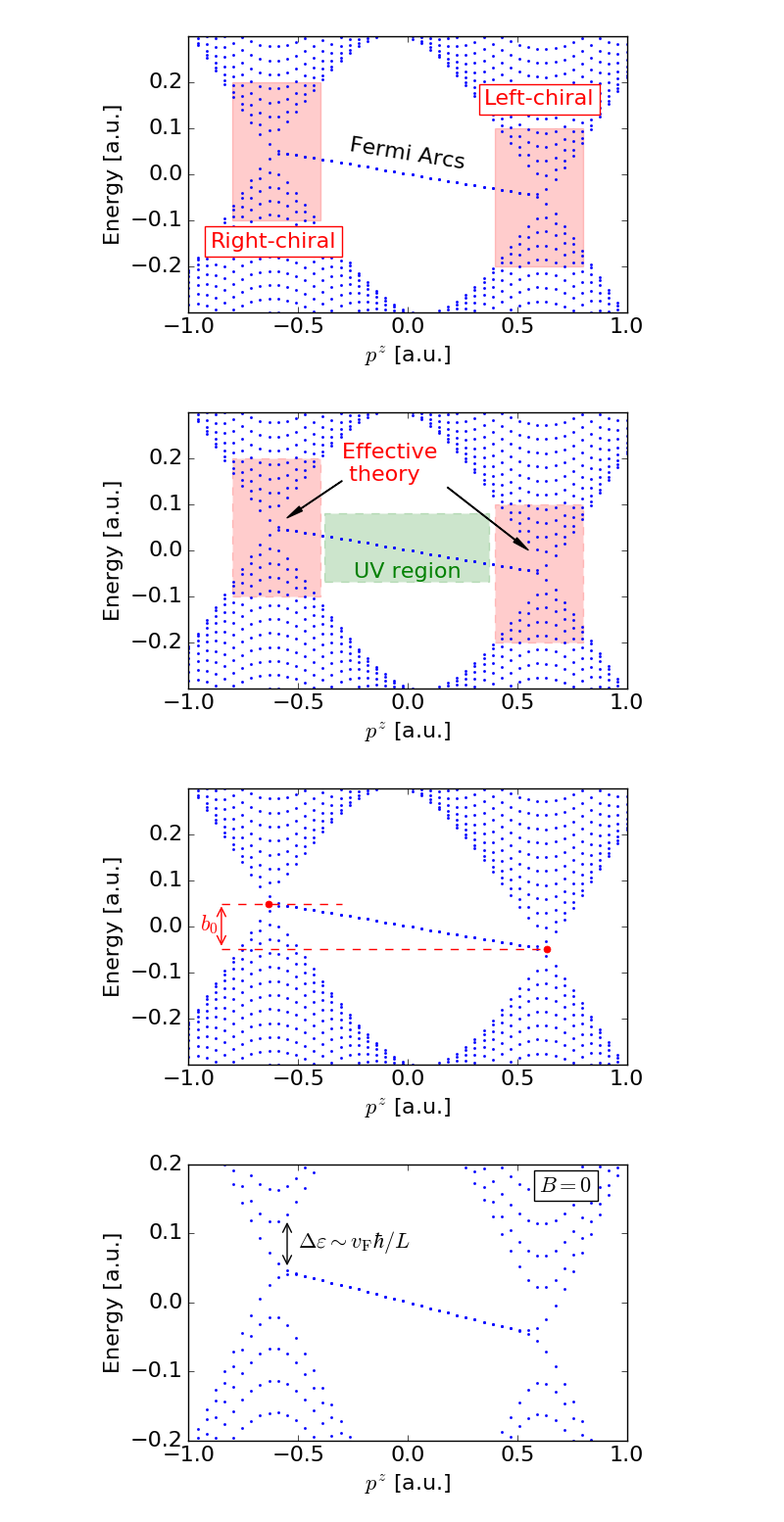
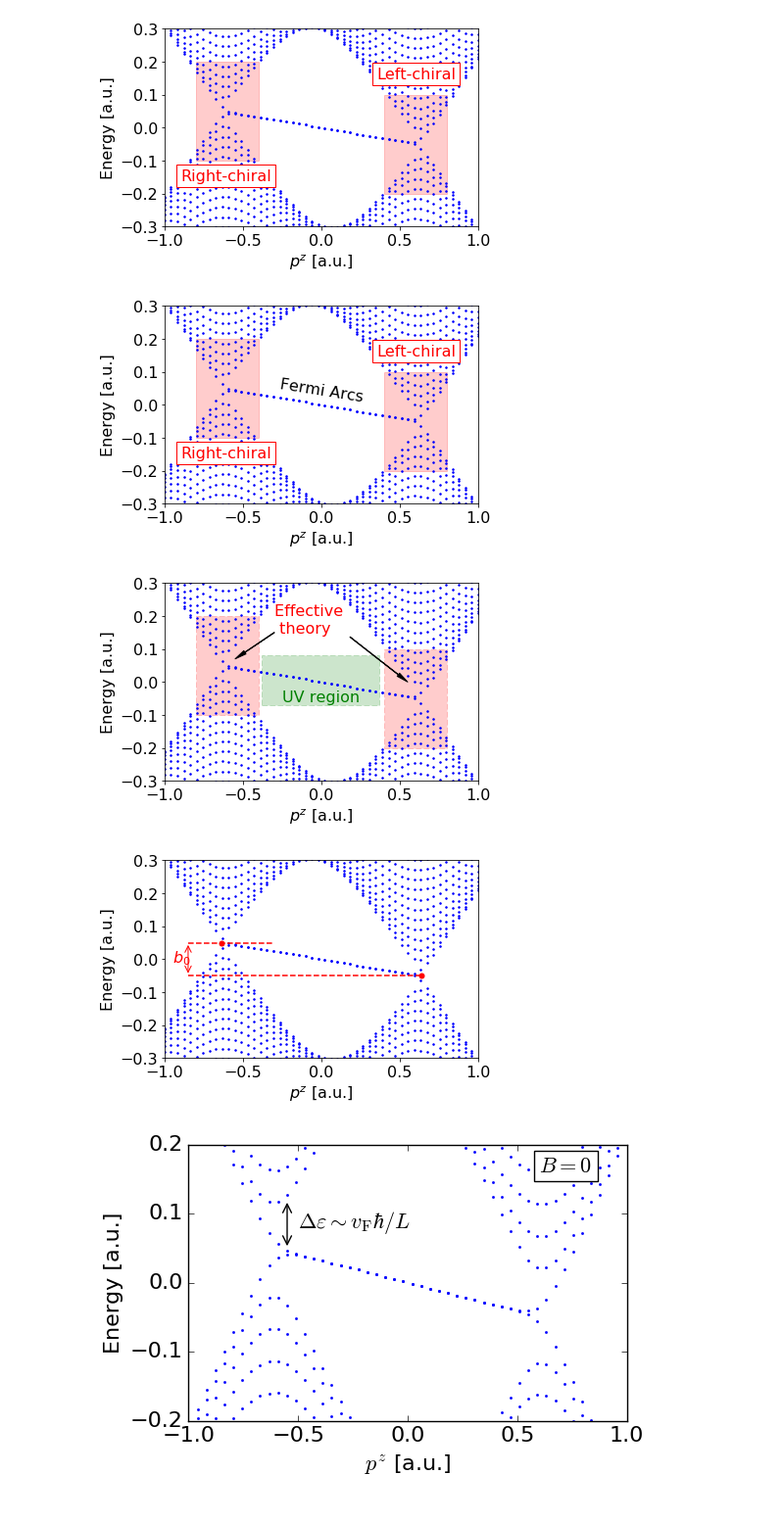
Before and after one commit to Artem-Ivashko/Vazifeh-Franz-magnetic-field, a Jupyter notebook: BBL-set-2.ipynb, the cells around one changed output. Shown: that part at 98% size. Cells and saved outputs as stored; diff of their text form; code cells hidden in the pictures.

Commit message:
Add files via upload
Changed several images in BBL-Set2-QL

```diff
--- a/BBL-set-2.ipynb
+++ b/BBL-set-2.ipynb
@@ -49,9 +49,23 @@ currentAxis.add_patch(Rectangle((-0.8, -0.1), 0.4, 0.3, alpha=0.2, facecolor='r'
 plt.text(-0.9, -0.16, 'Right-chiral', color = 'r', bbox=dict(facecolor='white', edgecolor = 'r', alpha=1.))
 currentAxis.add_patch(Rectangle((0.4, -0.2), 0.4, 0.3, alpha=0.2, facecolor='r', edgecolor = 'r'))
 plt.text(0.35, 0.15, 'Left-chiral', color = 'r', bbox=dict(facecolor='white', edgecolor = 'r', alpha=1.))
+plt.tight_layout()
+plt.savefig('images/WeylCones_BBLSet2.pdf')
+plt.show()
+
+
+plt = spectrum_plot_1D(evals,pzMin,pzMax,pzCount, ShowPlot = False)
+plt.xlabel(r'$p^z$ [a.u.]')
+plt.ylabel('Energy [a.u.]')
+plt.ylim(-0.3, 0.3)
+currentAxis = plt.gca()
+currentAxis.add_patch(Rectangle((-0.8, -0.1), 0.4, 0.3, alpha=0.2, facecolor='r', edgecolor = 'r'))
+plt.text(-0.9, -0.16, 'Right-chiral', color = 'r', bbox=dict(facecolor='white', edgecolor = 'r', alpha=1.))
+currentAxis.add_patch(Rectangle((0.4, -0.2), 0.4, 0.3, alpha=0.2, facecolor='r', edgecolor = 'r'))
+plt.text(0.35, 0.15, 'Left-chiral', color = 'r', bbox=dict(facecolor='white', edgecolor = 'r', alpha=1.))
 plt.text(0., 0.05, 'Fermi Arcs', horizontalalignment='center', rotation = -9.)
 plt.tight_layout()
-plt.savefig('images/WeylCones_BBLSet2.pdf')
+plt.savefig('images/WeylCones_BBLSet2-FAs-indicated.pdf')
 plt.show()
 
 
@@ -64,36 +78,37 @@ currentAxis.add_patch(Rectangle((-0.8, -0.1), 0.4, 0.3, alpha=0.2, facecolor='r'
 currentAxis.add_patch(Rectangle((0.4, -0.2), 0.4, 0.3, alpha=0.2, facecolor='r', edgecolor = 'r', linestyle = '--'))
 currentAxis.add_patch(Rectangle((-0.38, -0.07), 0.75, 0.15, alpha=0.2, facecolor='g', edgecolor = 'g', linestyle = '--'))
 plt.text(0., -0.06, 'UV region', horizontalalignment='center', color = 'g')
 plt.annotate('Effective \n theory', xy=(0.55, 0.0), xytext=(-0.3, 0.15),
             arrowprops=dict(facecolor='black', width = 0.4, headwidth = 4.), color = 'r')
 plt.annotate('', xy=(-0.55, 0.07), xytext=(-0.3, 0.15),
             arrowprops=dict(facecolor='black', width = 0.4, headwidth = 4.), color = 'r')
 plt.tight_layout()
 plt.savefig('images/effective-theory+UV.pdf')
 plt.show()
 
 
 plt = spectrum_plot_1D(evals,pzMin,pzMax,pzCount, ShowPlot = False)
 plt.xlabel(r'$p^z$ [a.u.]')
 plt.ylabel('Energy [a.u.]')
 plt.ylim(-0.3, 0.3)
 currentAxis = plt.gca()
 plt.plot( -0.635, 0.049, 'r.', markersize=10)
 plt.plot( 0.635, -0.049, 'r.', markersize=10)
 plt.plot((-0.85, -0.3), (0.049, 0.049), 'r--')
 plt.plot((-0.85, 0.635), (-0.049, -0.049), 'r--')
 plt.annotate('', xy=(-0.85, 0.049), xytext=(-0.85, -0.049), arrowprops=dict(arrowstyle='<->', edgecolor = 'r'))
 plt.text(-0.95, -0.01, r'$b_0$', color = 'r')
 plt.tight_layout()
 plt.savefig('images/WeylCones_b0.eps')
 plt.show()
 
 
 del fsys, params, evals, evecs, plt, currentAxis
 # %% [output]
-[figure, old version]
+[figure, new version]
-[figure, old version]
+[figure, new version]
-[figure, old version]
+[figure, new version]
+[figure, added]
 # %%
 fsys = diagonalizer.FinalizedSystem_1D(130)
 params = copy(ParametersDefault)
```
Also changed, not shown: parts of 1 cell of this notebook.
